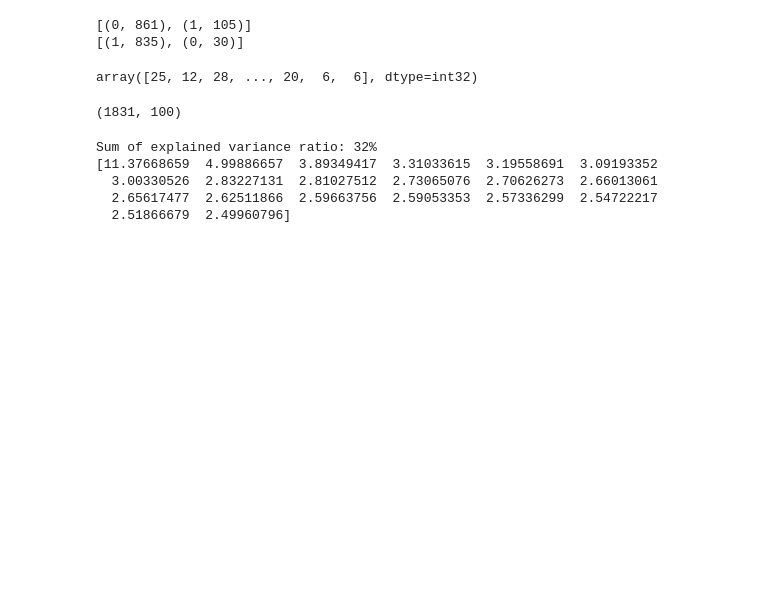
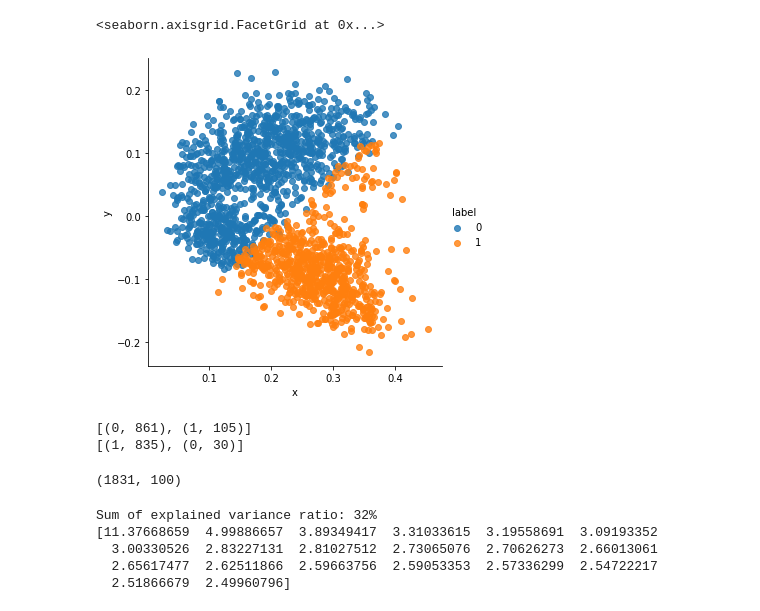
Before and after one commit to HofstraDoboli/TextMining, a Jupyter notebook: movie_clustering_notebook.ipynb, the cells around one changed output. Drawn from its saved outputs; the diff is of its cells as text; code cells hidden in the pictures; blank space fills up the shorter version.

```diff
--- a/movie_clustering_notebook.ipynb
+++ b/movie_clustering_notebook.ipynb
@@ -137 +264,6 @@ print(total_purity)
+# %%
+sb.lmplot(data=data_x2, x='x', y='y', hue='label',fit_reg=False, legend=True, legend_out=True)
+# %% [output]
+<seaborn.axisgrid.FacetGrid at 0x...>
+[figure, added]
 # %%
@@ -148,10 +280,6 @@ print(sorted(Counter(model.labels_[index_comedy]).items(),key =
 # %% [output]
 [(0, 861), (1, 105)]
 [(1, 835), (0, 30)]
-# %%
-model.labels_[index_drama]
-# %% [output]
-array([25, 12, 28, ..., 20,  6,  6], dtype=int32)
 # %%
 # project Tfidf model onto singular value decomposition - LSI transform and then do clustering
 from sklearn.decomposition import TruncatedSVD
```
Also changed, not shown: parts of 26 cells of this notebook.
